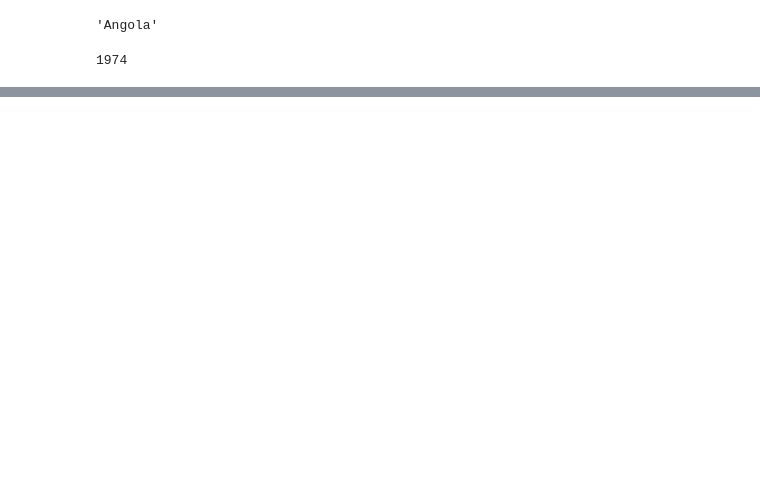
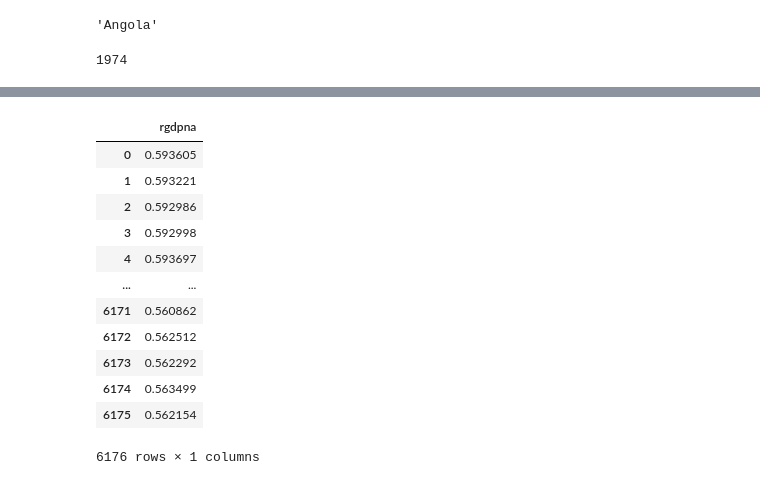
Before and after one commit to RomainClaret/msc.ml.labs, a Jupyter notebook: lab8/lab_08.ipynb, the cells around one changed output, grey strips where cells are left out. Saved outputs shown, nothing was run; the diff lists cells and outputs as text; code cells hidden in the pictures; blank space fills up the shorter version.

```diff
--- a/lab8/lab_08.ipynb
+++ b/lab8/lab_08.ipynb
@@ -345,0 +324,17 @@ TypeError: cannot concatenate object of type '<class 'bool'>'; only Series and D
+# %%
+y = df_normalized_windowed[targeted_features]
+y
+# %% [output]
+|  | rgdpna |
+| 0 | 0.593605 |
+| 1 | 0.593221 |
+| 2 | 0.592986 |
+| 3 | 0.592998 |
+| 4 | 0.593697 |
+| ... | ... |
+| 6171 | 0.560862 |
+| 6172 | 0.562512 |
+| 6173 | 0.562292 |
+| 6174 | 0.563499 |
+| 6175 | 0.562154 |
+6176 rows × 1 columns
```
Also changed, not shown: parts of 20 cells of this notebook, 2 other files.
